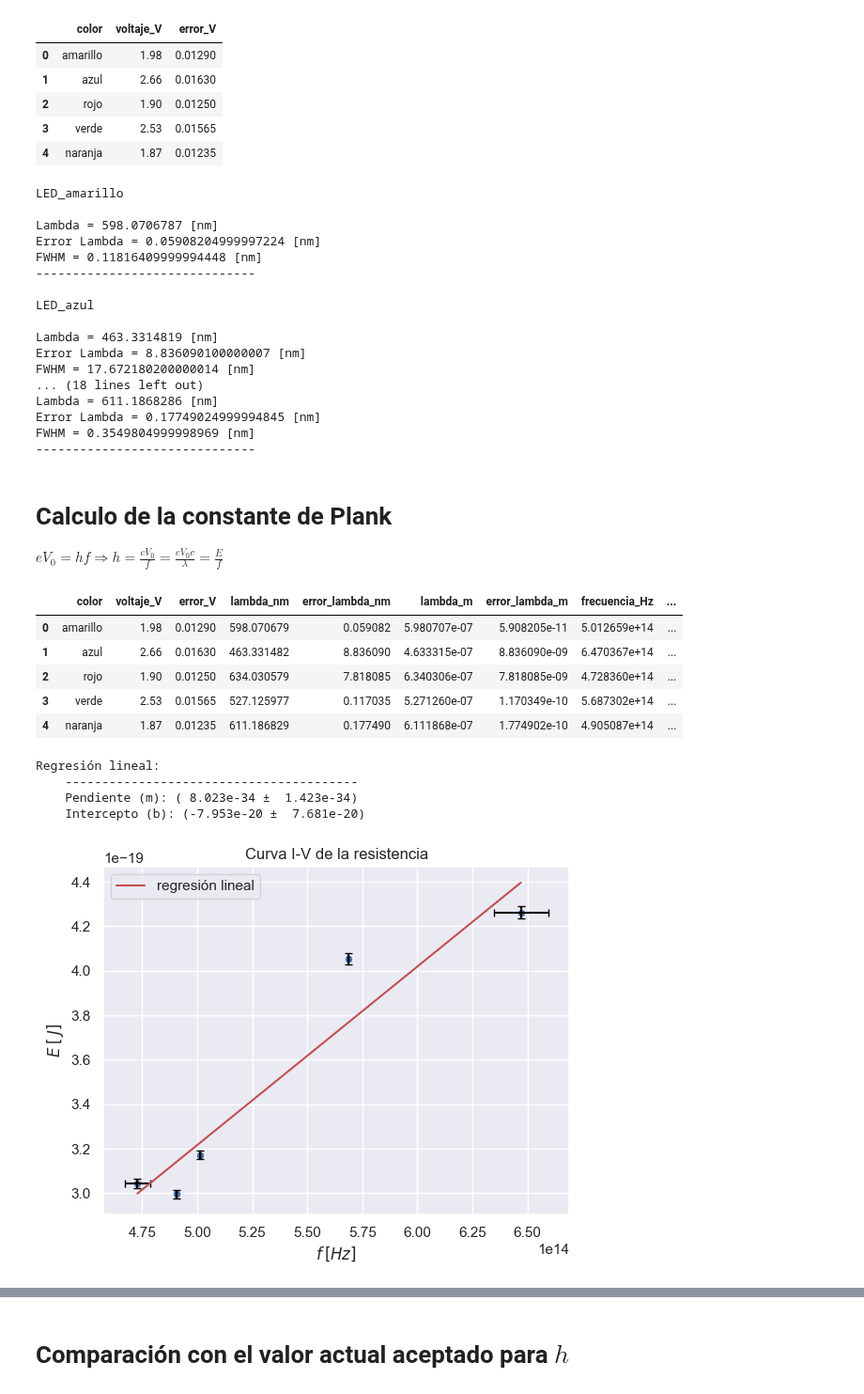
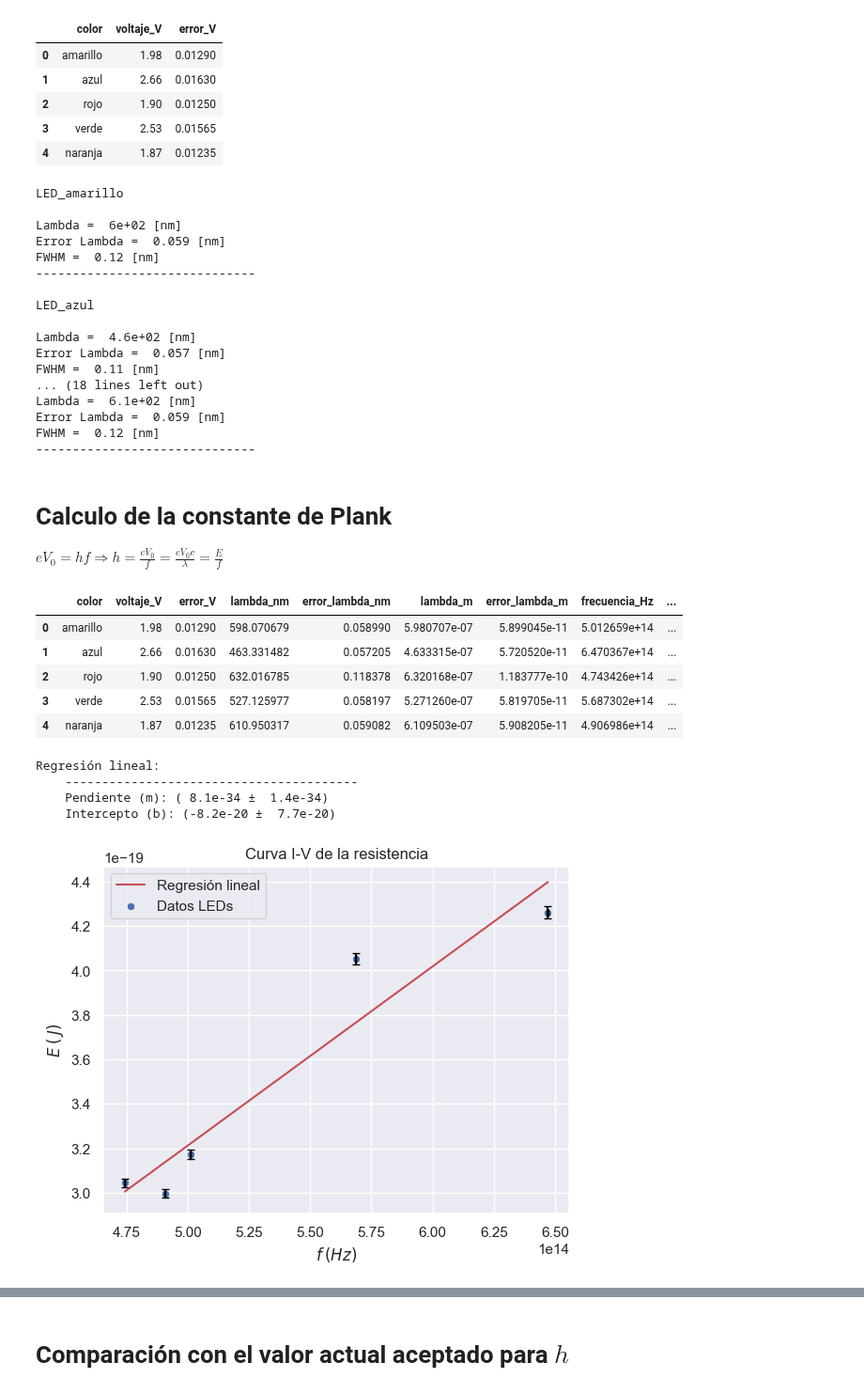
Before and after one commit to sperezp23/Laboratorios_experimental, a Jupyter notebook: Lab_4.ipynb, the cells around one changed output, grey strips where cells are left out. Shown at 94% size. Saved outputs shown, nothing was run; the diff lists cells and outputs as text; code cells hidden in the pictures.

```diff
--- a/Lab_4.ipynb
+++ b/Lab_4.ipynb
@@ -37,10 +37,10 @@ def calcular_FWHM(ruta_archivo, nombre):
     filtro_lambda = lambda_led_df.intensidad == lambda_led_df.intensidad.max()
     lambda_led = lambda_led_df[filtro_lambda].lambda_nm.iloc[0]
 
-    filtro_intervalo = np.isclose(lambda_led_df.intensidad, intensidad_max_led/2, atol=1e-3)
+    filtro_intervalo = np.isclose(lambda_led_df.intensidad, intensidad_max_led/2, atol=1e-2)
     FWHM = lambda_led_df[filtro_intervalo].lambda_nm.diff().iloc[1]
 
-    print(f'\n{nombre}\n\nLambda = {lambda_led} [nm]\nError Lambda = {FWHM/2} [nm]\nFWHM = {FWHM} [nm]\n{'-'*30}')
+    print(f'\n{nombre}\n\nLambda = {lambda_led : .2g} [nm]\nError Lambda = {FWHM/2 : .2g} [nm]\nFWHM = {FWHM : .2g} [nm]\n{'-'*30}')
 
     return lambda_led, FWHM/2
 
@@ -52,8 +52,8 @@ def calcular_regresion_lineal(x, y):
 
     print(f'''Regresión lineal:
     {'-'*40}
-    Pendiente (m): ({m : .4g} ± {error_m: .4g})
-    Intercepto (b): ({b : .4g} ± {error_b : .4g})''')
+    Pendiente (m): ({m : .2g} ± {error_m: .2g})
+    Intercepto (b): ({b : .2g} ± {error_b : .2g})''')
 
     return m, b, error_m, error_b
 # %% [markdown]
@@ -71,11 +71,11 @@ leds_df
 | 4 | naranja | 1.87 | 0.01235 |
 # %%
 archivos_leds = (
-    (r'Led-T-1_98V.csv', 'LED_amarillo'),
-    (r'Led-T-2_66V.csv', 'LED_azul'),
-    (r'Led-T-1_90V.csv', 'LED_rojo'),
-    (r'Led-T-2_52V.csv', 'LED_verde'),
-    (r'Led-T-1_87V.csv', 'LED_naranja')
+    (r'Led-T-1_98V-amarillo.csv', 'LED_amarillo'),
+    (r'Led-T-2_66V-azul.csv', 'LED_azul'),
+    (r'Led-T-1_88V-rojo.csv', 'LED_rojo'),
+    (r'Led-T-2_52V-verde.csv', 'LED_verde'),
+    (r'Led-T-1_87V-ambar.csv', 'LED_naranja')
 )
 
 lambda_leds_nm = []
@@ -88,20 +88,20 @@ for ruta, nombre in archivos_leds:
 # %% [output]
 LED_amarillo
 
-Lambda = 598.0706787 [nm]
-Error Lambda = 0.05908204999997224 [nm]
-FWHM = 0.11816409999994448 [nm]
+Lambda =  6e+02 [nm]
+Error Lambda =  0.059 [nm]
+FWHM =  0.12 [nm]
 ------------------------------
 
 LED_azul
 
-Lambda = 463.3314819 [nm]
-Error Lambda = 8.836090100000007 [nm]
-FWHM = 17.672180200000014 [nm]
+Lambda =  4.6e+02 [nm]
+Error Lambda =  0.057 [nm]
+FWHM =  0.11 [nm]
 ... (18 lines left out)
-Lambda = 611.1868286 [nm]
-Error Lambda = 0.17749024999994845 [nm]
-FWHM = 0.3549804999998969 [nm]
+Lambda =  6.1e+02 [nm]
+Error Lambda =  0.059 [nm]
+FWHM =  0.12 [nm]
 ------------------------------
 # %% [markdown]
 # Calculo de la constante de Plank
@@ -122,11 +122,11 @@ leds_df['error_energia_J'] = e * leds_df.error_V
 leds_df
 # %% [output]
 |  | color | voltaje_V | error_V | lambda_nm | error_lambda_nm | lambda_m | error_lambda_m | frecuencia_Hz | ... |
-| 0 | amarillo | 1.98 | 0.01290 | 598.070679 | 0.059082 | 5.980707e-07 | 5.908205e-11 | 5.012659e+14 | ... |
-| 1 | azul | 2.66 | 0.01630 | 463.331482 | 8.836090 | 4.633315e-07 | 8.836090e-09 | 6.470367e+14 | ... |
-| 2 | rojo | 1.90 | 0.01250 | 634.030579 | 7.818085 | 6.340306e-07 | 7.818085e-09 | 4.728360e+14 | ... |
-| 3 | verde | 2.53 | 0.01565 | 527.125977 | 0.117035 | 5.271260e-07 | 1.170349e-10 | 5.687302e+14 | ... |
-| 4 | naranja | 1.87 | 0.01235 | 611.186829 | 0.177490 | 6.111868e-07 | 1.774902e-10 | 4.905087e+14 | ... |
+| 0 | amarillo | 1.98 | 0.01290 | 598.070679 | 0.058990 | 5.980707e-07 | 5.899045e-11 | 5.012659e+14 | ... |
+| 1 | azul | 2.66 | 0.01630 | 463.331482 | 0.057205 | 4.633315e-07 | 5.720520e-11 | 6.470367e+14 | ... |
+| 2 | rojo | 1.90 | 0.01250 | 632.016785 | 0.118378 | 6.320168e-07 | 1.183777e-10 | 4.743426e+14 | ... |
+| 3 | verde | 2.53 | 0.01565 | 527.125977 | 0.058197 | 5.271260e-07 | 5.819705e-11 | 5.687302e+14 | ... |
+| 4 | naranja | 1.87 | 0.01235 | 610.950317 | 0.059082 | 6.109503e-07 | 5.908205e-11 | 4.906986e+14 | ... |
 # %%
 # Regresión lineal
 x_led = leds_df.frecuencia_Hz
@@ -136,20 +136,20 @@ m_led, b_led, error_m_led, error_b_led = calcular_regresion_lineal(x_led, y_led)
 # %% [output]
 Regresión lineal:
     ----------------------------------------
-    Pendiente (m): ( 8.023e-34 ±  1.423e-34)
-    Intercepto (b): (-7.953e-20 ±  7.681e-20)
+    Pendiente (m): ( 8.1e-34 ±  1.4e-34)
+    Intercepto (b): (-8.2e-20 ±  7.7e-20)
 # %%
 # Generar gráfico I vs V del diodo linealizado
 plt.errorbar(x= leds_df.frecuencia_Hz, y= leds_df.energia_J, xerr= leds_df.error_frecuencia_Hz, yerr=leds_df.error_energia_J, fmt='none', ecolor="#000000", capsize=3)
-sns.scatterplot(data=leds_df, x='frecuencia_Hz', y= 'energia_J')
-sns.lineplot(x= x_led, y= (m_led * x_led) + b_led, color= 'r', label='regresión lineal', linestyle='-')
+sns.lineplot(x= x_led, y= (m_led * x_led) + b_led, color= 'r', label='Regresión lineal', linestyle='-')
+sns.scatterplot(data=leds_df, x='frecuencia_Hz', y= 'energia_J', label= 'Datos LEDs')
 
 plt.title('Curva I-V de la resistencia')
-plt.xlabel(r'$f\:[Hz]$')
-plt.ylabel(r'$E\:[\:J]$')
+plt.xlabel(r'$f\:(Hz)$')
+plt.ylabel(r'$E\:(\:J)$')
 plt.show()
 # %% [output]
-[figure, old version]
+[figure, new version]
 # %%
 # Constante de plank aproximada con los datos de cada LED
 leds_df.energia_J/leds_df.frecuencia_Hz
```
Also changed, not shown: parts of 3 cells of this notebook.
